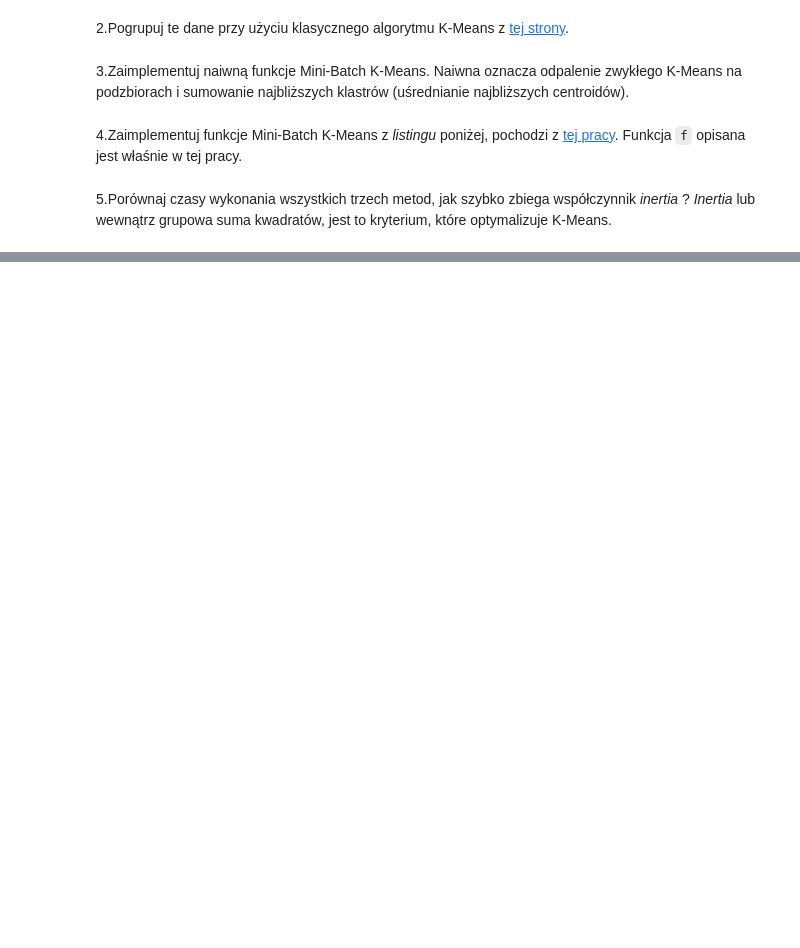
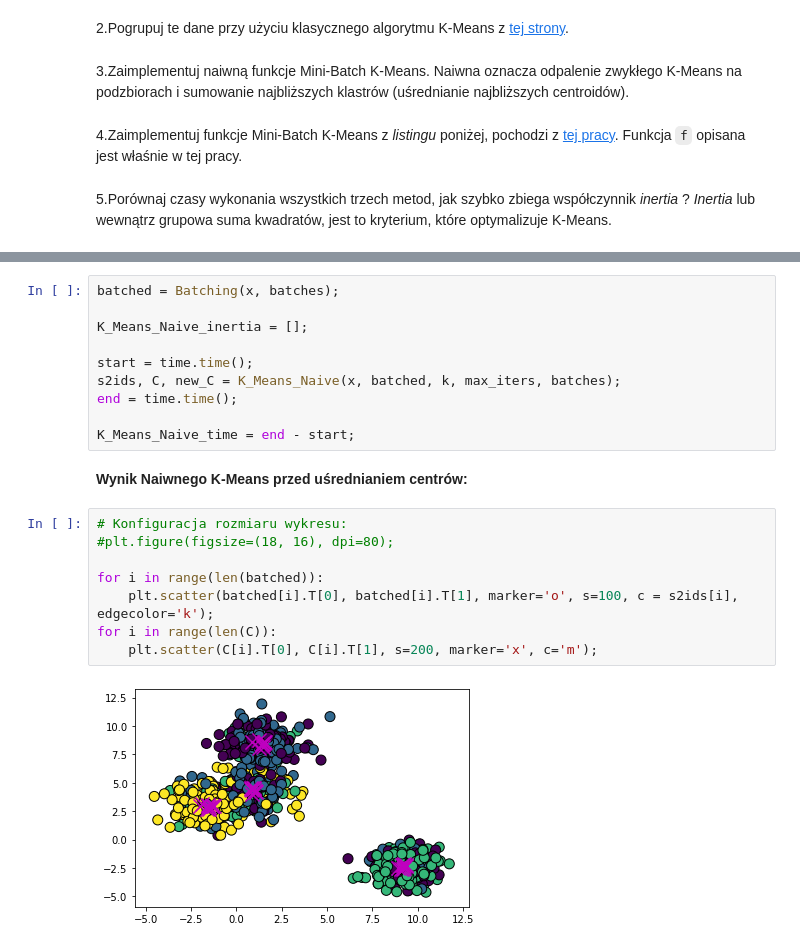
Before and after one commit to 282560/MDM, a Jupyter notebook: Mini-Batch_K-Means.ipynb, the cells around one changed output, grey strips where cells are left out. Saved outputs shown, nothing was run; the diff lists cells and outputs as text; blank space fills up the shorter version.

```diff
--- a/Mini-Batch_K-Means.ipynb
+++ b/Mini-Batch_K-Means.ipynb
@@ -70,0 +168,22 @@ plt.scatter(C.T[0], C.T[1], s=200, marker='x', c='m');
+# %%
+batched = Batching(x, batches);
+
+K_Means_Naive_inertia = [];
+
+start = time.time();
+s2ids, C, new_C = K_Means_Naive(x, batched, k, max_iters, batches);
+end = time.time();
+
+K_Means_Naive_time = end - start;
+# %% [markdown]
+**Wynik Naiwnego K-Means przed uśrednianiem centrów:**
+# %%
+# Konfiguracja rozmiaru wykresu:
+#plt.figure(figsize=(18, 16), dpi=80);
+
+for i in range(len(batched)):
+    plt.scatter(batched[i].T[0], batched[i].T[1], marker='o', s=100, c = s2ids[i], edgecolor='k');
+for i in range(len(C)):
+    plt.scatter(C[i].T[0], C[i].T[1], s=200, marker='x', c='m');
+# %% [output]
+[figure, added]
```
Also changed, not shown: parts of 22 cells of this notebook, 1 other file.
